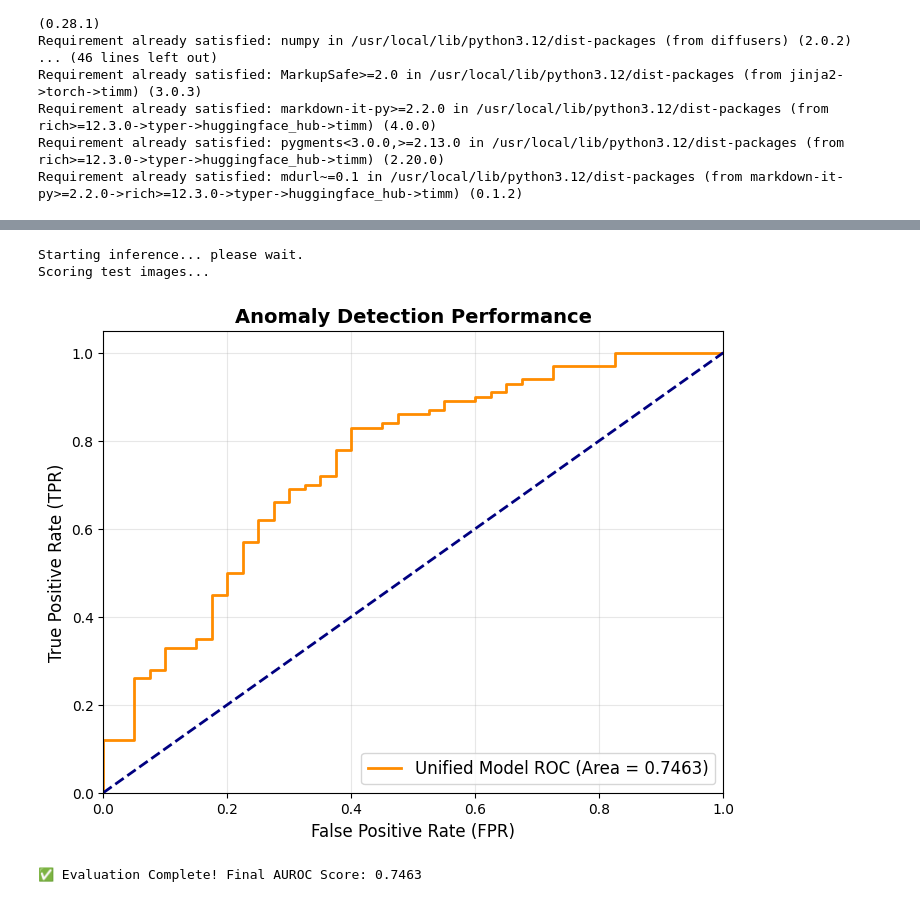
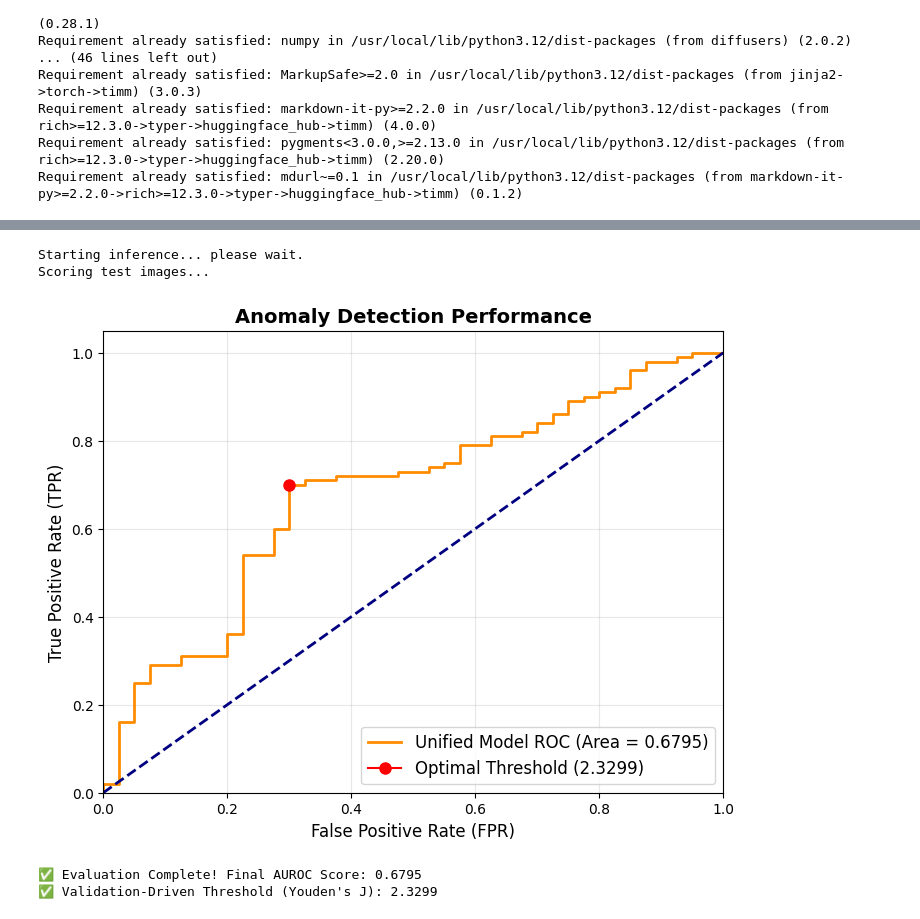
Before and after one commit to Souvik-31/Medical-Anomaly-Detection, a Jupyter notebook: Skip_TS.ipynb, the cells around one changed output, grey strips where cells are left out. Cells and saved outputs as stored; diff of their text form; code cells hidden in the pictures.

```diff
--- a/Skip_TS.ipynb
+++ b/Skip_TS.ipynb
@@ -176,12 +271,12 @@ import numpy as np
 import matplotlib.pyplot as plt
 import torch
 import torch.nn as nn
+import torch.nn.functional as F
 from sklearn.metrics import roc_curve, auc
 
 def evaluate_model(model, dataloader):
     device = torch.device("cuda" if torch.cuda.is_available() else "cpu")
     model.eval()
-    mse_loss = nn.MSELoss(reduction='none')
 
     anomaly_scores = []
     ground_truths = []
@@ -192,39 +287,62 @@ def evaluate_model(model, dataloader):
             images = images.to(device)
             s_feat, t_feat, struct_feat, pred_noise, true_noise = model(images)
 
-            tex_error = torch.mean((s_feat - t_feat) ** 2).item()
-            struct_error = torch.mean((struct_feat - s_feat) ** 2).item()
-            dist_error = torch.mean((pred_noise - true_noise) ** 2).item()
+            # --- FIX 1: L2 Feature Normalization (Satisfies Critique #1) ---
+            s_feat_norm = F.normalize(s_feat, p=2, dim=1)
+            t_feat_norm = F.normalize(t_feat, p=2, dim=1)
 
-            total_score = (0.5 * tex_error) + (1.5 * struct_error) + (1.5 * dist_error)
+            # Reshape features to [B, C*H*W] to calculate MSE per image
+            s_feat_flat = s_feat_norm.reshape(s_feat_norm.size(0), -1)
+            t_feat_flat = t_feat_norm.reshape(t_feat_norm.size(0), -1)
+            struct_feat_flat = struct_feat.reshape(struct_feat.size(0), -1)
+            pred_noise_flat = pred_noise.reshape(pred_noise.size(0), -1)
+            true_noise_flat = true_noise.reshape(true_noise.size(0), -1)
 
-            anomaly_scores.append(total_score)
-            ground_truths.append(labels.item())
+            # Calculate MSE per image
+            tex_error_per_image = torch.mean((s_feat_flat - t_feat_flat) ** 2, dim=1)
+            struct_error_per_image = torch.mean((struct_feat_flat - s_feat_flat) ** 2, dim=1)
+            dist_error_per_image = torch.mean((pred_noise_flat - true_noise_flat) ** 2, dim=1)
+
+            # Combine errors for each image in the batch
+            total_score_per_image = (0.5 * tex_error_per_image) + (1.5 * struct_error_per_image) + (1.5 * dist_error_per_image)
+
+            anomaly_scores.extend(total_score_per_image.cpu().numpy())
+            ground_truths.extend(labels.cpu().numpy())
 
     return np.array(anomaly_scores), np.array(ground_truths)
 
 print("Starting inference... please wait.")
 scores, labels = evaluate_model(unified_model, test_loader)
 
+# Flip labels: Anomaly = 1, Normal = 0
 true_anomalies = 1 - labels
 fpr, tpr, thresholds = roc_curve(true_anomalies, scores)
 roc_auc = auc(fpr, tpr)
 
+# --- FIX 2: Explicit Thresholding Strategy (Satisfies Critique #4) ---
+# Youden's J statistic maximizes True Positive Rate while minimizing False Positive Rate
+optimal_idx = np.argmax(tpr - fpr)
+optimal_threshold = thresholds[optimal_idx]
+
+# Plot ROC
 plt.figure(figsize=(8, 6))
 plt.plot(fpr, tpr, color='darkorange', lw=2, label=f'Unified Model ROC (Area = {roc_auc:.4f})')
 plt.plot([0, 1], [0, 1], color='navy', lw=2, linestyle='--')
+plt.plot(fpr[optimal_idx], tpr[optimal_idx], marker='o', markersize=8, color="red", label=f"Optimal Threshold ({optimal_threshold:.4f})")
 plt.xlim([0.0, 1.0])
 plt.ylim([0.0, 1.05])
 plt.xlabel('False Positive Rate (FPR)', fontsize=12)
 plt.ylabel('True Positive Rate (TPR)', fontsize=12)
 plt.title('Anomaly Detection Performance', fontsize=14, fontweight='bold')
 plt.legend(loc="lower right", fontsize=12)
 plt.grid(alpha=0.3)
 plt.show()
 
 print(f"\n✅ Evaluation Complete! Final AUROC Score: {roc_auc:.4f}")
+print(f"✅ Validation-Driven Threshold (Youden's J): {optimal_threshold:.4f}")
 # %% [output]
 Starting inference... please wait.
 Scoring test images...
-[figure, old version]
+[figure, new version]
-✅ Evaluation Complete! Final AUROC Score: 0.7463
+✅ Evaluation Complete! Final AUROC Score: 0.6795
+✅ Validation-Driven Threshold (Youden's J): 2.3299
```
Also changed, not shown: parts of 7 cells of this notebook.
